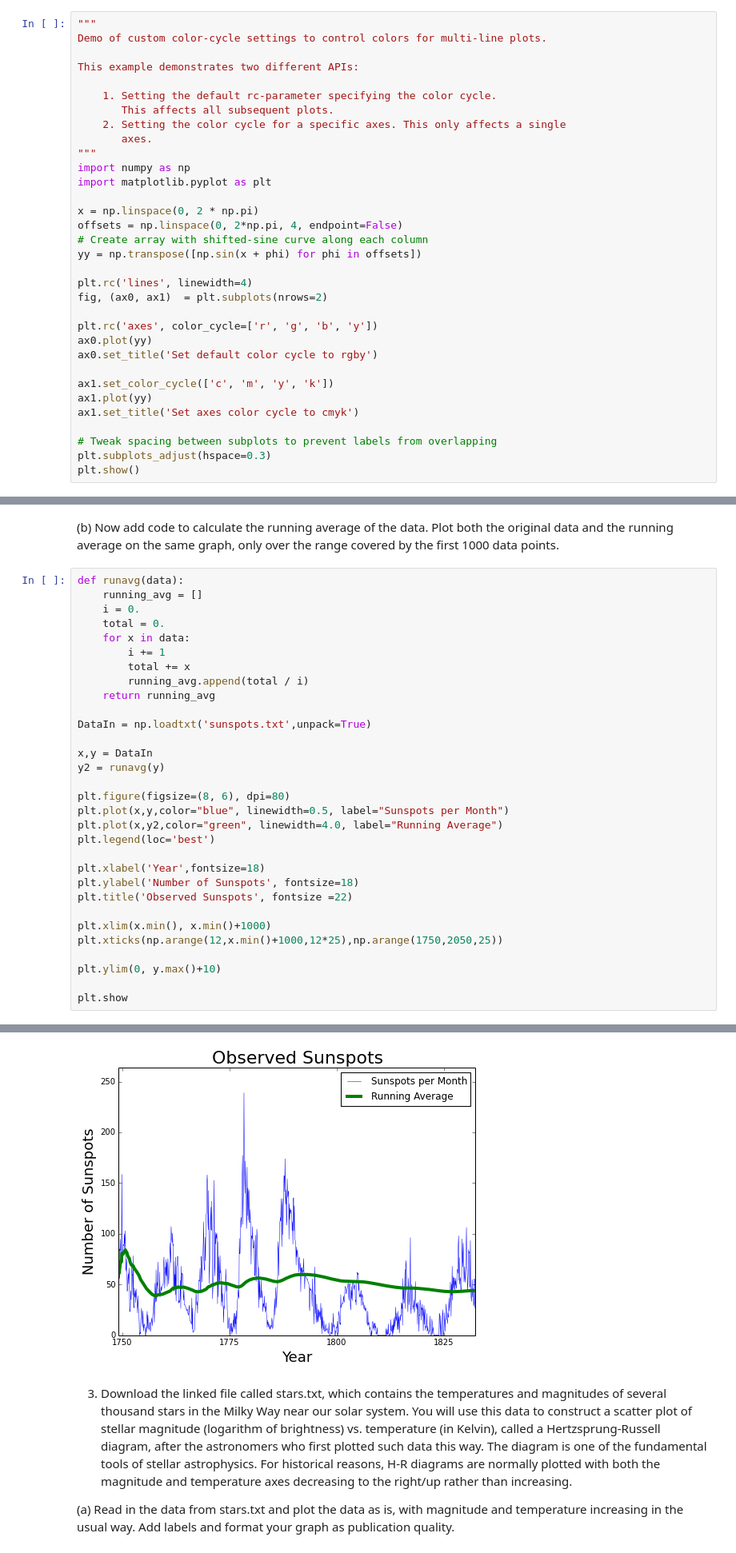
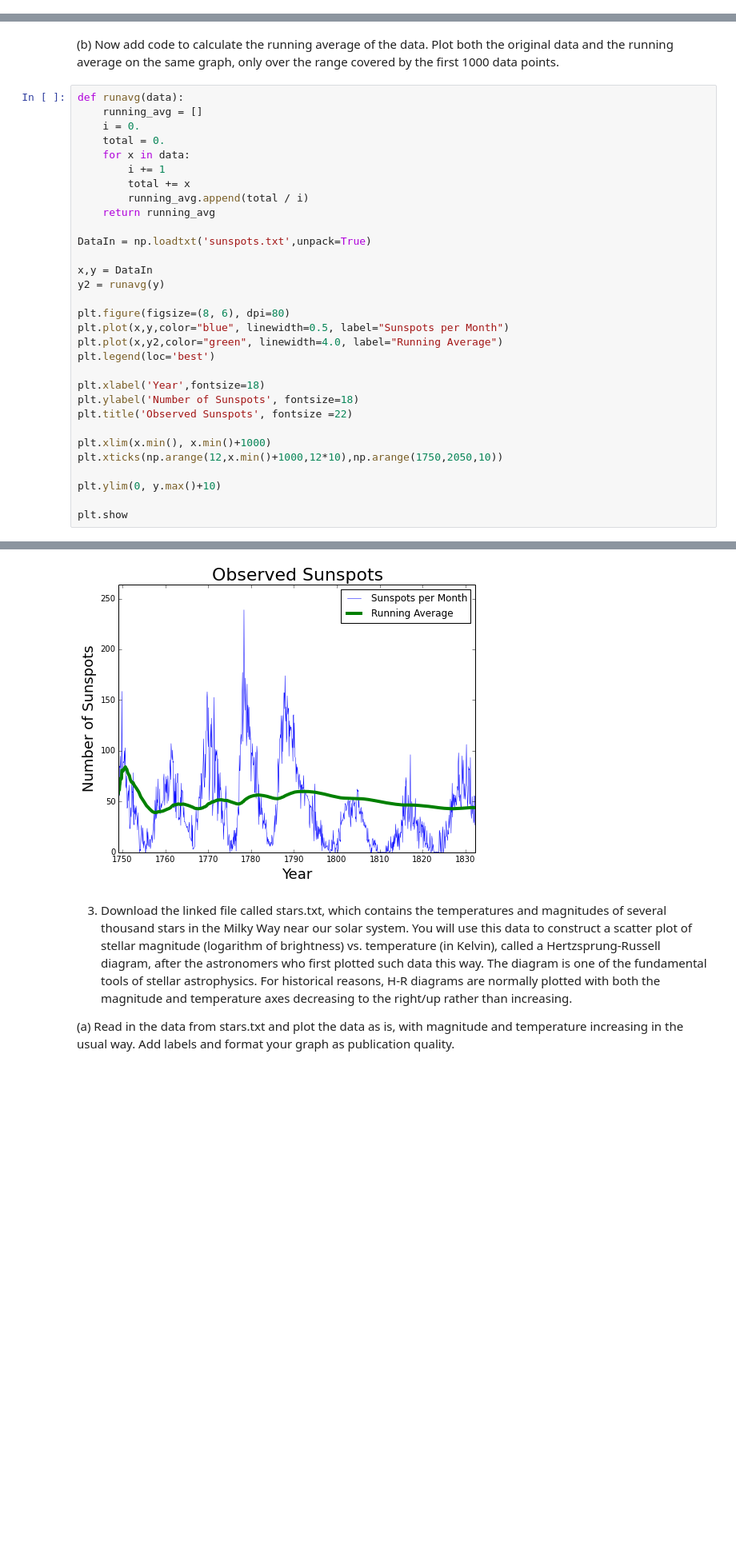
Before and after one commit to jpelgrif/PHYS202-S14, a Jupyter notebook: Graphics/GraphicsExercises.ipynb, the cells around one changed output, grey strips where cells are left out. Shown at 80% size. Cells and saved outputs as stored; diff of their text form; blank space fills up the shorter version.

```diff
--- a/Graphics/GraphicsExercises.ipynb
+++ b/Graphics/GraphicsExercises.ipynb
@@ -47,33 +48,0 @@ plt.show()
-# %%
-"""
-Demo of custom color-cycle settings to control colors for multi-line plots.
-
-This example demonstrates two different APIs:
-
-    1. Setting the default rc-parameter specifying the color cycle.
-       This affects all subsequent plots.
-    2. Setting the color cycle for a specific axes. This only affects a single
-       axes.
-"""
-import numpy as np
-import matplotlib.pyplot as plt
-
-x = np.linspace(0, 2 * np.pi)
-offsets = np.linspace(0, 2*np.pi, 4, endpoint=False)
-# Create array with shifted-sine curve along each column
-yy = np.transpose([np.sin(x + phi) for phi in offsets])
-
-plt.rc('lines', linewidth=4)
-fig, (ax0, ax1)  = plt.subplots(nrows=2)
-
-plt.rc('axes', color_cycle=['r', 'g', 'b', 'y'])
-ax0.plot(yy)
-ax0.set_title('Set default color cycle to rgby')
-
-ax1.set_color_cycle(['c', 'm', 'y', 'k'])
-ax1.plot(yy)
-ax1.set_title('Set axes color cycle to cmyk')
-
-# Tweak spacing between subplots to prevent labels from overlapping
-plt.subplots_adjust(hspace=0.3)
-plt.show()
@@ -111,35 +78,35 @@ def runavg(data):
     running_avg = []
     i = 0.
     total = 0.
     for x in data:
         i += 1
         total += x
         running_avg.append(total / i)
     return running_avg
 
 DataIn = np.loadtxt('sunspots.txt',unpack=True)
 
 x,y = DataIn
 y2 = runavg(y)
 
 plt.figure(figsize=(8, 6), dpi=80)
 plt.plot(x,y,color="blue", linewidth=0.5, label="Sunspots per Month")
 plt.plot(x,y2,color="green", linewidth=4.0, label="Running Average")
 plt.legend(loc='best')
 
 plt.xlabel('Year',fontsize=18)
 plt.ylabel('Number of Sunspots', fontsize=18)
 plt.title('Observed Sunspots', fontsize =22)
 
 plt.xlim(x.min(), x.min()+1000)
-plt.xticks(np.arange(12,x.min()+1000,12*25),np.arange(1750,2050,25))
+plt.xticks(np.arange(12,x.min()+1000,12*10),np.arange(1750,2050,10))
 
 plt.ylim(0, y.max()+10)
 
 plt.show
 # %% [output]
 <function matplotlib.pyplot.show>
-[figure, old version]
+[figure, new version]
 # %% [markdown]
 3) Download the linked file called stars.txt, which contains the temperatures and magnitudes of several thousand stars in the Milky Way near our solar system. You will use this data to construct a scatter plot of stellar magnitude (logarithm of brightness) vs. temperature (in Kelvin), called a Hertzsprung-Russell diagram, after the astronomers who first plotted such data this way. The diagram is one of the fundamental tools of stellar astrophysics. For historical reasons, H-R diagrams are normally plotted with both the magnitude and temperature axes decreasing to the right/up rather than increasing.
 
```
Also changed, not shown: parts of 11 cells of this notebook.
